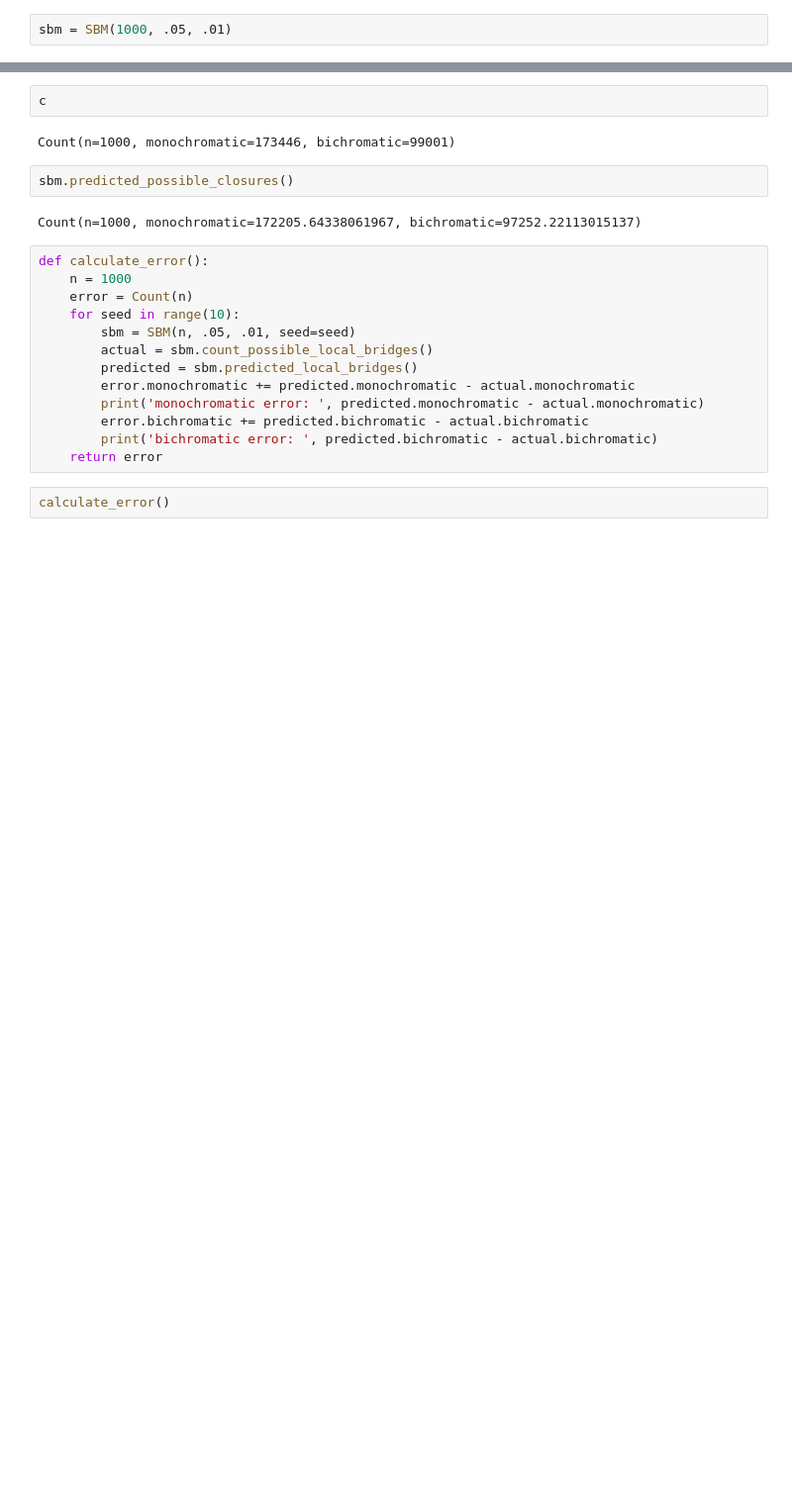
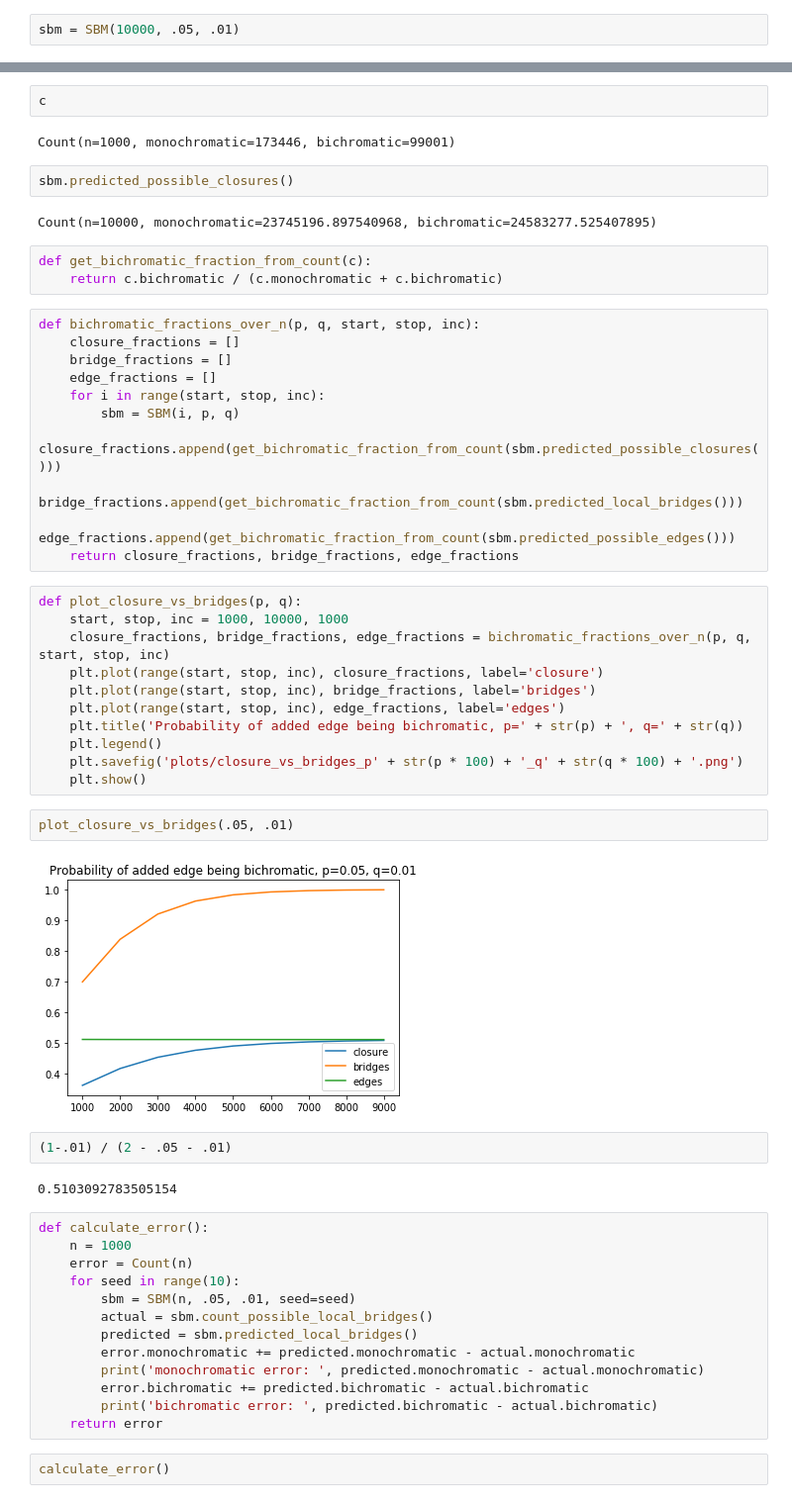
Before and after one commit to emmaling27/networks-research, a Jupyter notebook: stochastic_block_model.ipynb, the cells around one changed output, grey strips where cells are left out. Shown at 99% size. Drawn from its saved outputs; the diff is of its cells as text; blank space fills up the shorter version.

```diff
--- a/stochastic_block_model.ipynb
+++ b/stochastic_block_model.ipynb
@@ -8,7 +8,7 @@ from networkx.algorithms import centrality
 from sbm import SBM
 from sbm import Count
 # %%
-sbm = SBM(1000, .05, .01)
+sbm = SBM(10000, .05, .01)
 # %%
 sbm.get_bichromatic_fraction()
 # %% [output]
@@ -41,7 +41,40 @@ Count(n=1000, monochromatic=173446, bichromatic=99001)
 # %%
 sbm.predicted_possible_closures()
 # %% [output]
-Count(n=1000, monochromatic=172205.64338061967, bichromatic=97252.22113015137)
+Count(n=10000, monochromatic=23745196.897540968, bichromatic=24583277.525407895)
+# %%
+def get_bichromatic_fraction_from_count(c):
+    return c.bichromatic / (c.monochromatic + c.bichromatic)
+# %%
+def bichromatic_fractions_over_n(p, q, start, stop, inc):
+    closure_fractions = []
+    bridge_fractions = []
+    edge_fractions = []
+    for i in range(start, stop, inc):
+        sbm = SBM(i, p, q)
+        closure_fractions.append(get_bichromatic_fraction_from_count(sbm.predicted_possible_closures()))
+        bridge_fractions.append(get_bichromatic_fraction_from_count(sbm.predicted_local_bridges()))
+        edge_fractions.append(get_bichromatic_fraction_from_count(sbm.predicted_possible_edges()))
+    return closure_fractions, bridge_fractions, edge_fractions
+# %%
+def plot_closure_vs_bridges(p, q):
+    start, stop, inc = 1000, 10000, 1000
+    closure_fractions, bridge_fractions, edge_fractions = bichromatic_fractions_over_n(p, q, start, stop, inc)
+    plt.plot(range(start, stop, inc), closure_fractions, label='closure')
+    plt.plot(range(start, stop, inc), bridge_fractions, label='bridges')
+    plt.plot(range(start, stop, inc), edge_fractions, label='edges')
+    plt.title('Probability of added edge being bichromatic, p=' + str(p) + ', q=' + str(q))
+    plt.legend()
+    plt.savefig('plots/closure_vs_bridges_p' + str(p * 100) + '_q' + str(q * 100) + '.png')
+    plt.show()
+# %%
+plot_closure_vs_bridges(.05, .01)
+# %% [output]
+[figure, added]
+# %%
+(1-.01) / (2 - .05 - .01)
+# %% [output]
+0.5103092783505154
 # %%
 def calculate_error():
     n = 1000
```
Also changed, not shown: parts of 2 cells of this notebook, 1 other file.
